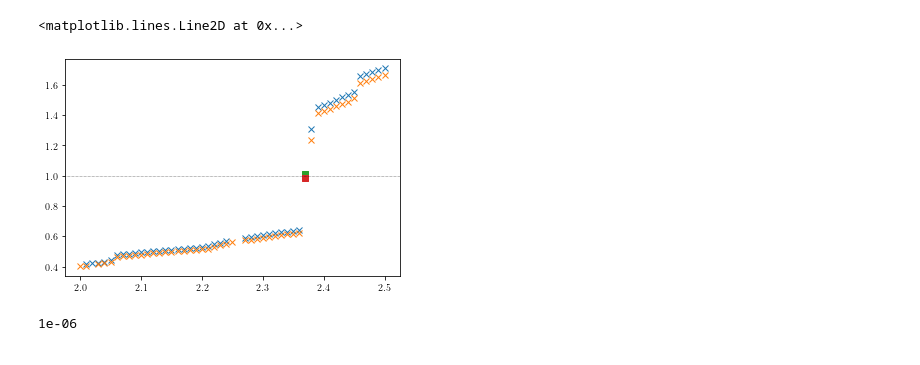
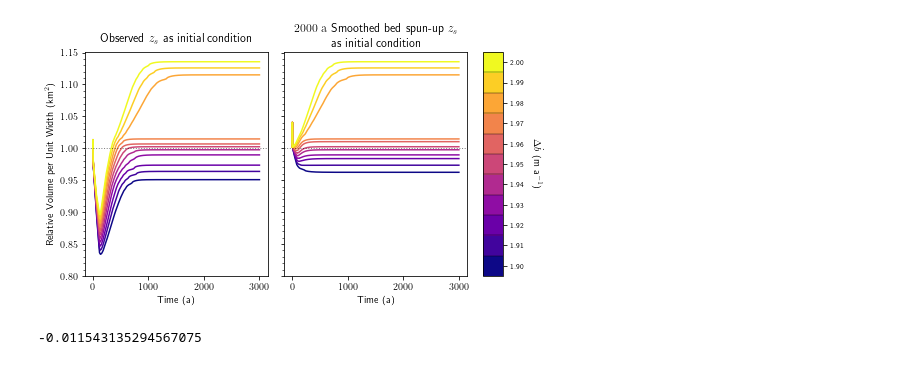
Before and after one commit to andrewdnolan/Harmonic_Beds, a Jupyter notebook: Notebooks/Hysterisis.ipynb, the cells around one changed output. Cells and saved outputs as stored; diff of their text form; code cells hidden in the pictures.

```diff
--- a/Notebooks/Hysterisis.ipynb
+++ b/Notebooks/Hysterisis.ipynb
@@ -103,16 +46,0 @@ ax[1].set_ylim(0.5, 1.5)
-# %%
-plt.plot(OIC_vol.Delta_MB, OIC_vol.isel(t=-1), 'x')
-plt.plot(SIC_vol.Delta_MB, SIC_vol.isel(t=-1), 'x')
-
-
-plt.plot(OIC_vol.isel(Delta_MB=36).Delta_MB, OIC_vol.isel(Delta_MB=36).isel(t=-1), 's')
-plt.plot(SIC_vol.isel(Delta_MB=36).Delta_MB, SIC_vol.isel(Delta_MB=36).isel(t=-1), 's')
-
-plt.axhline(1.0, ls=':', c='k', lw=0.5)
-# %% [output]
-<matplotlib.lines.Line2D at 0x...>
-[figure, removed]
-# %%
-10e-7
-# %% [output]
-1e-06
@@ -118,0 +65,53 @@ plt.axhline(1.0, ls=':', c='k', lw=0.5)
+# %%
+fig, ax = plt.subplots(1,2, sharey=True, figsize=(7, 4), constrained_layout=True)
+
+
+for delta_mb in Observed_IC.Delta_MB:
+    color = colormap(normalize(delta_mb))
+
+    ax[0].plot(OIC_vol.t[1:],
+               OIC_vol.sel(Delta_MB=delta_mb)[1:],
+               color=color)
+
+    ax[1].plot(SIC_vol.t,
+               SIC_vol.sel(Delta_MB=delta_mb),
+               color=color,
+               label=delta_mb.values)
+
+ax[0].axhline(1.0,c='k',ls=':',lw=1, alpha=0.5)
+ax[1].axhline(1.0,c='k',ls=':',lw=1, alpha=0.5)
+
+cbar = fig.colorbar(s_map,
+                    spacing='proportional',
+                    ticks=OIC_vol.Delta_MB,
+                    ax=ax,
+                    boundaries=boundaries,
+                    drawedges=True,
+                    format='%2.2f')
+
+cbar.set_label('$\Delta \dot b$ (m a$^{-1}$)', rotation=270, labelpad=20)
+cbar.ax.tick_params(labelsize=7)
+
+# Major ticks every 20, minor ticks every 5
+major_ticks = np.arange(0.8, 1.20, 0.05)
+minor_ticks = np.arange(0.8, 1.15, 0.01)
+
+ax[0].set_yticks(major_ticks)
+ax[0].set_yticks(minor_ticks, minor=True)
+ax[1].set_yticks(major_ticks)
+ax[1].set_yticks(minor_ticks, minor=True)
+
+ax[0].set_title(r'\begin{center} Observed $z_s$ as initial condition \end{center}',pad = 10.0)
+ax[1].set_title(r'\begin{center} $2000 \; \rm{a}$ Smoothed bed spun-up $z_s$ \\ as initial condition \end{center}',pad = 20.0)
+
+ax[0].set_ylabel('Relative Volume per Unit Width (km$^2$)')
+ax[0].set_xlabel('Time (a)')
+ax[1].set_xlabel('Time (a)')
+
+fig.savefig('../plots/farinotti_corrected/hysteresis/Vol_1.9--2.0.png', dpi=400, bbox_inches='tight', facecolor='w')
+# %% [output]
+[figure, added]
+# %%
+(OIC_vol.isel(t=-1) - SIC_vol.isel(t=-1)).values.min()
+# %% [output]
+-0.011543135294567075
```
Also changed, not shown: parts of 19 cells of this notebook, 9 other files.
